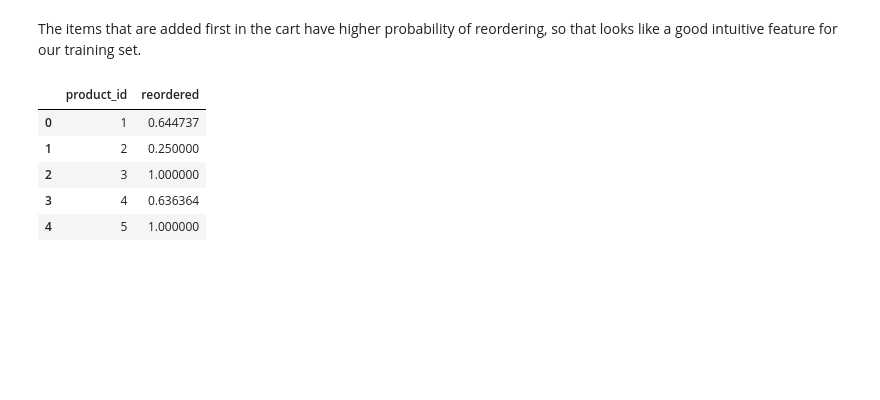
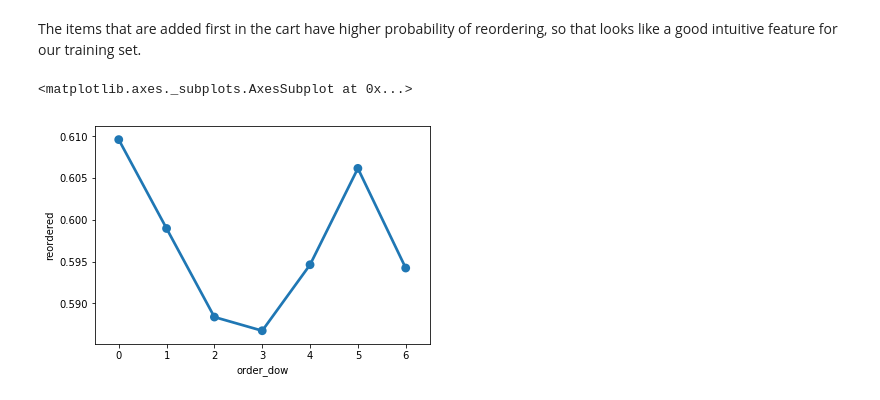
Before and after one commit to prashants975/Projects_on_ML, a Jupyter notebook: InstaCart.ipynb, the cells around one changed output. Saved outputs shown, nothing was run; the diff lists cells and outputs as text; code cells hidden in the pictures; blank space fills up the shorter version.

```diff
--- a/InstaCart.ipynb
+++ b/InstaCart.ipynb
@@ -214,12 +214,9 @@ plt.xticks(rotation='vertical')
 # %% [markdown]
 The items that are added first in the cart have higher probability of reordering, so that looks like a good intuitive feature for our training set.<br>
 # %%
-product_group_by_reordered_ratio = train_full.groupby('product_id')['reordered'].aggregate("mean").reset_index()
-product_group_by_reordered_ratio.head()
+dow_by_reordered_ratio = train_full.groupby('order_dow')['reordered'].aggregate("mean").reset_index()
+dow_by_reordered_ratio.head()
+sns.pointplot(dow_by_reordered_ratio['order_dow'], dow_by_reordered_ratio['reordered'])
 # %% [output]
-|  | product_id | reordered |
-| 0 | 1 | 0.644737 |
-| 1 | 2 | 0.250000 |
-| 2 | 3 | 1.000000 |
-| 3 | 4 | 0.636364 |
-| 4 | 5 | 1.000000 |
+<matplotlib.axes._subplots.AxesSubplot at 0x...>
+[figure, added]
```
Also changed, not shown: parts of 12 cells of this notebook.
